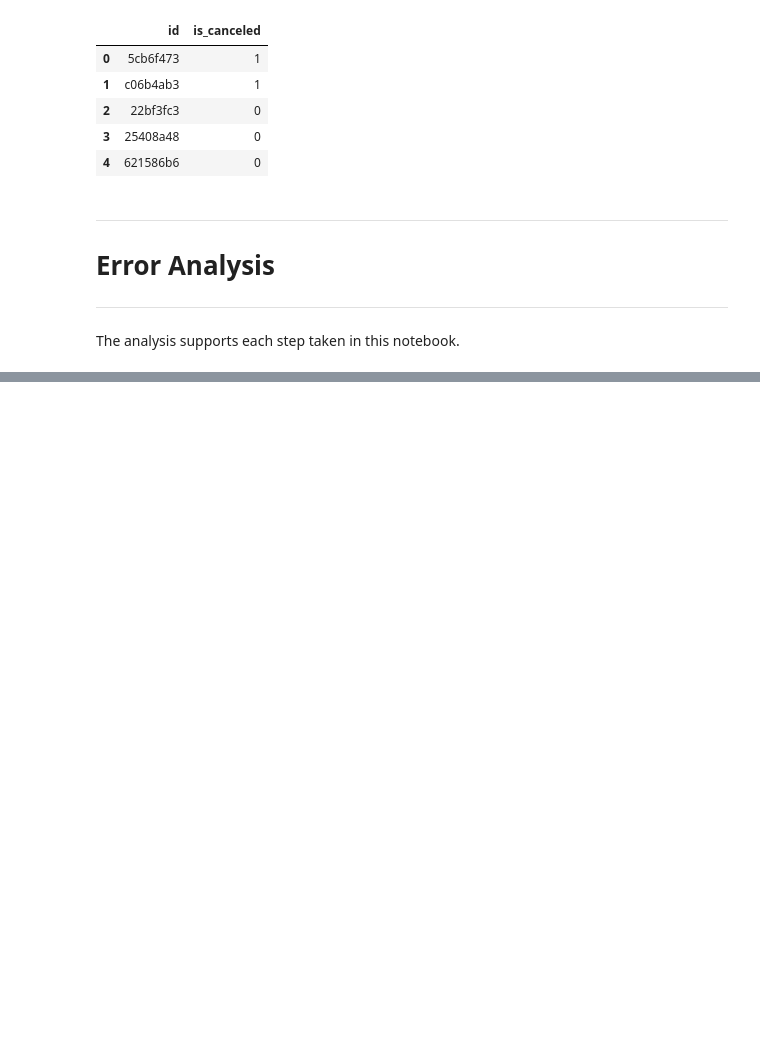
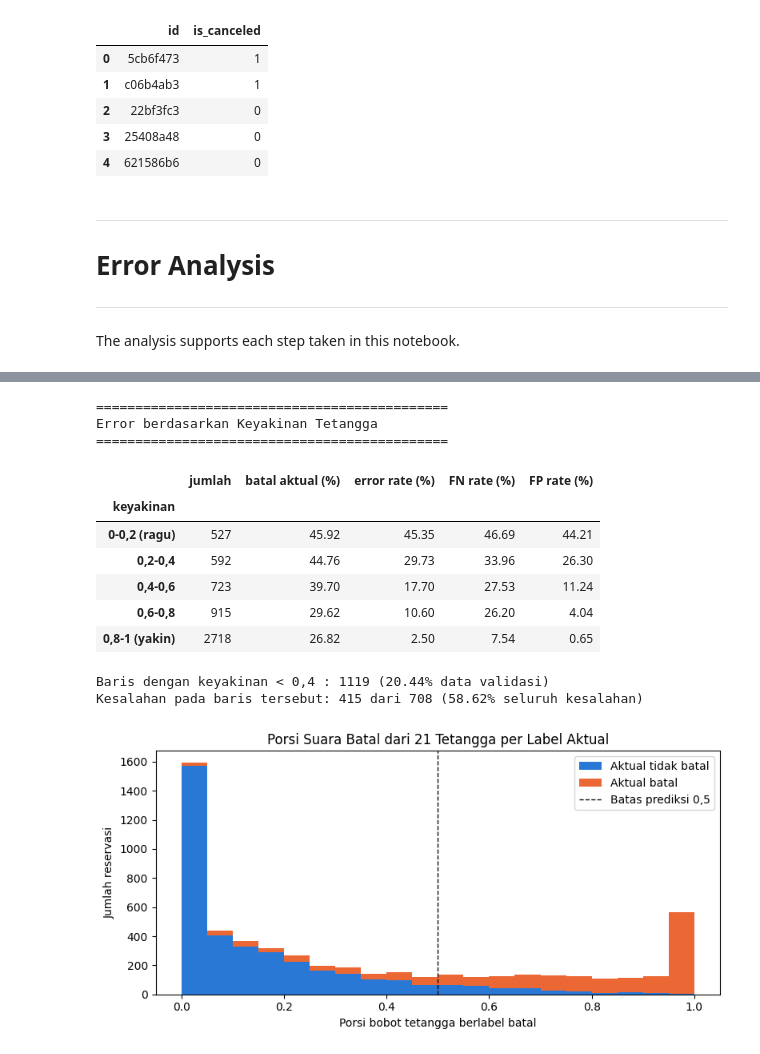
Before and after one commit to rhenprojects/IF3170_G12_YuzukiAkatsukiMilikKita, a Jupyter notebook: notebook/Notebook_IF3170_G12_YuzukiAkatsukiMilikKita.ipynb, the cells around one changed output, grey strips where cells are left out. Cells and saved outputs as stored; diff of their text form; code cells hidden in the pictures; blank space fills up the shorter version.

```diff
--- a/notebook/Notebook_IF3170_G12_YuzukiAkatsukiMilikKita.ipynb
+++ b/notebook/Notebook_IF3170_G12_YuzukiAkatsukiMilikKita.ipynb
@@ -1787,0 +1998,11 @@ The analysis supports each step taken in this notebook.
+# %%
+# ==========================================
+# ERROR ANALYSIS: PENGARUH MISSING VALUE
+# ==========================================
+
+error_df["jumlah_missing"] = x_val.isna().sum(axis=1).clip(upper=2).map({0: "0", 1: "1", 2: "2+"}).to_numpy()
+
+print("\n=============================================")
+print("Error berdasarkan Jumlah Missing Value per Baris")
+print("=============================================\n")
+display(segment_error("jumlah_missing"))
@@ -1787,0 +2018,64 @@ The analysis supports each step taken in this notebook.
+# %%
+# ==========================================
+# ERROR ANALYSIS: KEYAKINAN TETANGGA
+# ==========================================
+
+# Porsi bobot (1/jarak) dari tetangga berlabel batal untuk setiap baris validasi.
+# Nilai mendekati 0 atau 1 berarti tetangga sepakat, nilai sekitar 0,5 berarti tetangga terbelah.
+def cancel_vote_share(model, row):
+    model.predict(row)
+    distances = np.array([neighbor[0] for neighbor in model.d], dtype=float)
+    labels = np.array([neighbor[1] for neighbor in model.d], dtype=float)
+
+    if np.any(distances == 0):
+        return labels[distances == 0].mean()
+
+    weights = 1 / distances
+    return (weights * labels).sum() / weights.sum()
+
+error_df["cancel_vote_share"] = [cancel_vote_share(knn_model, row) for row in x_val_prepared]
+error_df["keyakinan"] = pd.cut(
+    (error_df["cancel_vote_share"] - 0.5).abs() * 2,
+    bins=[-0.01, 0.2, 0.4, 0.6, 0.8, 1.0],
+    labels=["0-0,2 (ragu)", "0,2-0,4", "0,4-0,6", "0,6-0,8", "0,8-1 (yakin)"],
+)
+
+print("\n=============================================")
+print("Error berdasarkan Keyakinan Tetangga")
+print("=============================================\n")
+display(segment_error("keyakinan"))
+
+ragu = error_df["keyakinan"].isin(["0-0,2 (ragu)", "0,2-0,4"])
+print(f"Baris dengan keyakinan < 0,4 : {ragu.sum()} ({ragu.mean():.2%} data validasi)")
+print(f"Kesalahan pada baris tersebut: {error_df.loc[ragu, 'salah'].sum()} dari {error_df['salah'].sum()} ({error_df.loc[ragu, 'salah'].sum() / error_df['salah'].sum():.2%} seluruh kesalahan)")
+
+fig, ax = plt.subplots(figsize=(8, 4))
+share_by_class = [
+    error_df.loc[error_df["actual"] == 0, "cancel_vote_share"],
+    error_df.loc[error_df["actual"] == 1, "cancel_vote_share"],
+]
+ax.hist(share_by_class, bins=20, range=(0, 1), stacked=True, color=["#2a78d6", "#eb6834"],
+        label=["Aktual tidak batal", "Aktual batal"])
+
+# Di kiri garis diprediksi tidak batal, di kanan garis diprediksi batal
+ax.axvline(0.5, color="#0b0b0b", linestyle="--", linewidth=1, label="Batas prediksi 0,5")
+ax.set_title("Porsi Suara Batal dari 21 Tetangga per Label Aktual")
+ax.set_xlabel("Porsi bobot tetangga berlabel batal")
+ax.set_ylabel("Jumlah reservasi")
+ax.legend()
+plt.tight_layout()
+plt.show()
+# %% [output]
+=============================================
+Error berdasarkan Keyakinan Tetangga
+=============================================
+|  | jumlah | batal aktual (%) | error rate (%) | FN rate (%) | FP rate (%) |
+| keyakinan |  |  |  |  |  |
+| 0-0,2 (ragu) | 527 | 45.92 | 45.35 | 46.69 | 44.21 |
+| 0,2-0,4 | 592 | 44.76 | 29.73 | 33.96 | 26.30 |
+| 0,4-0,6 | 723 | 39.70 | 17.70 | 27.53 | 11.24 |
+| 0,6-0,8 | 915 | 29.62 | 10.60 | 26.20 | 4.04 |
+| 0,8-1 (yakin) | 2718 | 26.82 | 2.50 | 7.54 | 0.65 |
+Baris dengan keyakinan < 0,4 : 1119 (20.44% data validasi)
+Kesalahan pada baris tersebut: 415 dari 708 (58.62% seluruh kesalahan)
+[figure, added]
```
Also changed, not shown: parts of 7 cells of this notebook.
